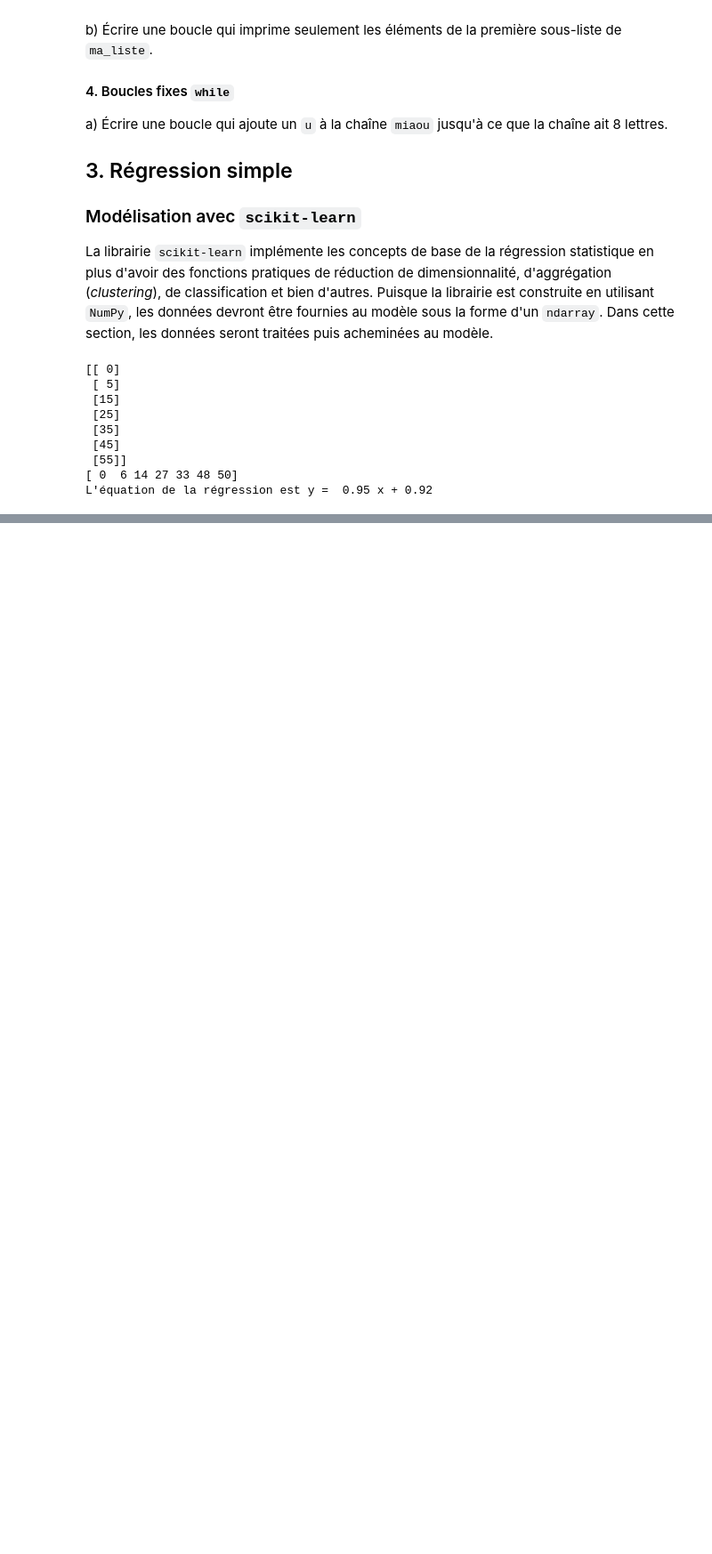
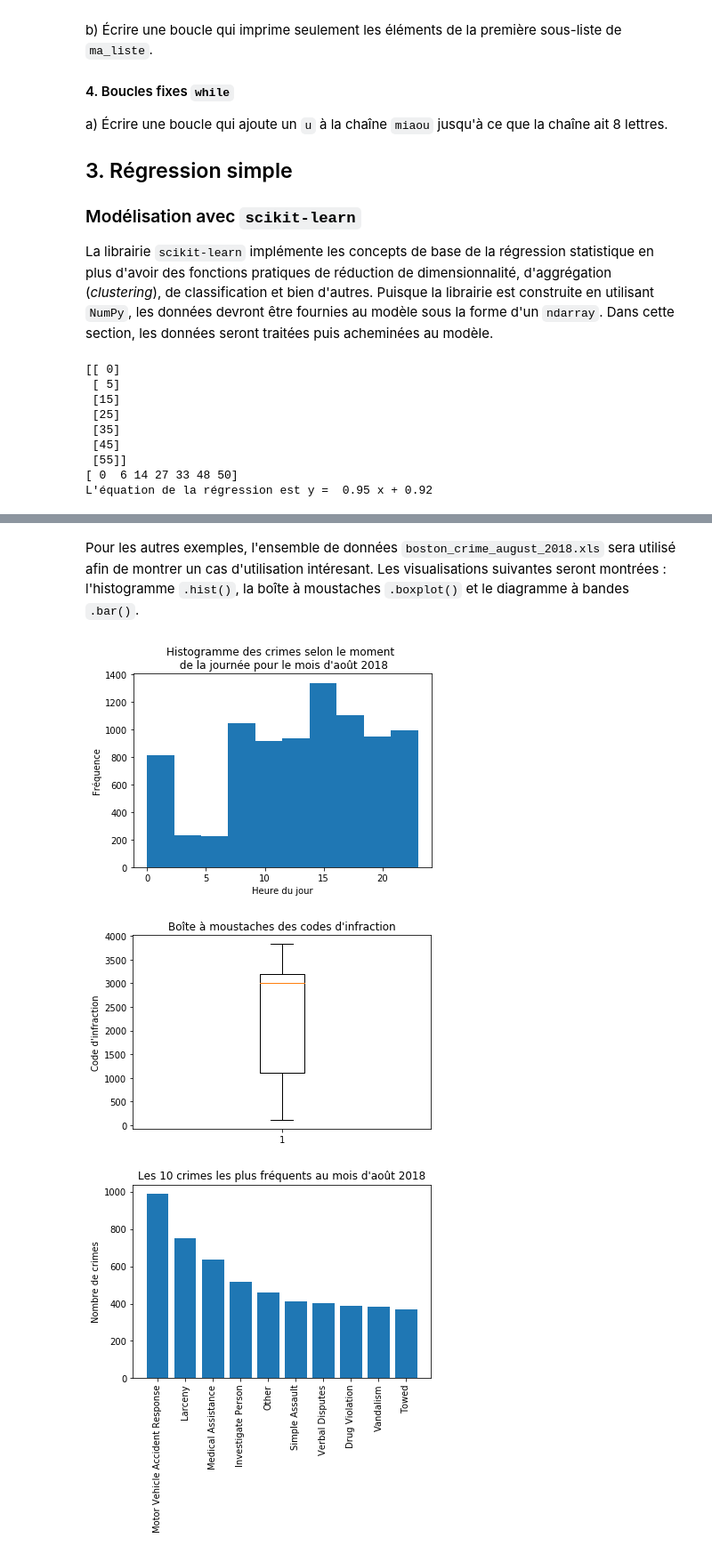
Before and after one commit to csdschec/education, a Jupyter notebook: python/Python 2 - Notes de cours.ipynb, the cells around one changed output, grey strips where cells are left out. Shown at 89% size. Cells and saved outputs as stored; diff of their text form; code cells hidden in the pictures; blank space fills up the shorter version.

````diff
--- a/python/Python 2 - Notes de cours.ipynb
+++ b/python/Python 2 - Notes de cours.ipynb
@@ -207,0 +215,33 @@
+# %% [markdown]
+Pour les autres exemples, l'ensemble de données ```boston_crime_august_2018.xls``` sera utilisé afin de montrer un cas d'utilisation intéresant. Les visualisations suivantes seront montrées : l'histogramme ```.hist()```, la boîte à moustaches ```.boxplot()``` et le diagramme à bandes ```.bar()```.
+# %%
+# importation des données
+import pandas as pd
+df = pd.read_excel('data/boston_crime_august_2018.xlsx')
+
+# création d'un histogramme
+plt.hist(df.HOUR)
+plt.title('Histogramme des crimes selon le moment \n de la journée pour le mois d\'août 2018')
+plt.xlabel('Heure du jour')
+plt.ylabel('Fréquence')
+plt.show()
+
+# création d'une boîte à moustaches
+plt.boxplot(df.OFFENSE_CODE)
+plt.title('Boîte à moustaches des codes d\'infraction')
+plt.ylabel('Code d\'infraction')
+plt.show()
+
+# création d'un diagramme à bandes
+pivot_df = df.groupby(['OFFENSE_CODE_GROUP']).count()
+pivot_df = pivot_df.sort_values(by = 'OFFENSE_CODE', ascending = False)
+pivot_df = pivot_df[:10]
+plt.bar(height = pivot_df.OFFENSE_CODE, x = pivot_df.index)
+plt.xticks(pivot_df.index, rotation='vertical')
+plt.title('Les 10 crimes les plus fréquents au mois d\'août 2018')
+plt.ylabel('Nombre de crimes')
+plt.show()
+# %% [output]
+[figure, added]
+[figure, added]
+[figure, added]
````
Also changed, not shown: parts of 5 cells of this notebook, 1 other file.
